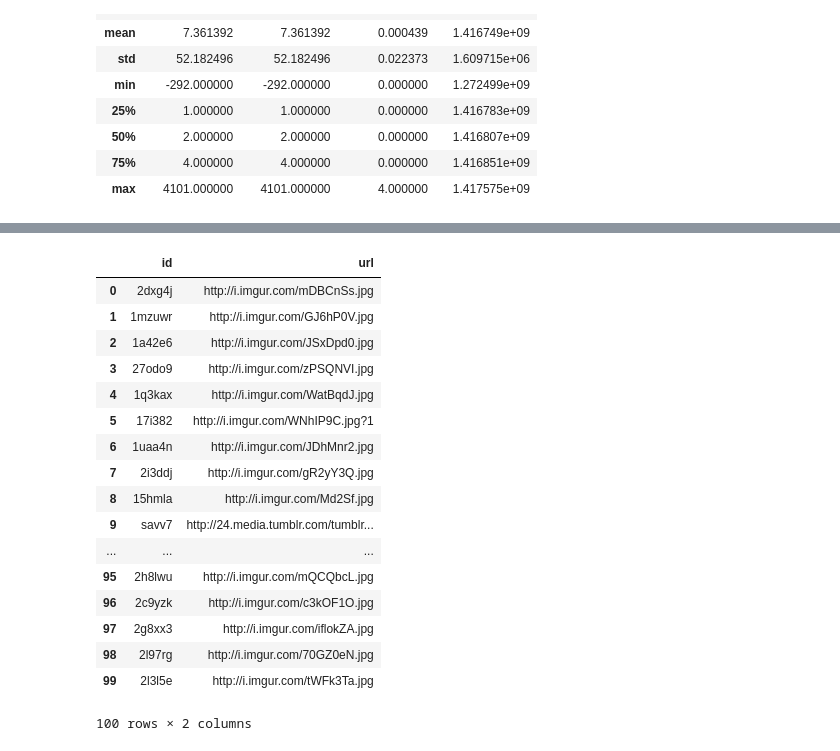
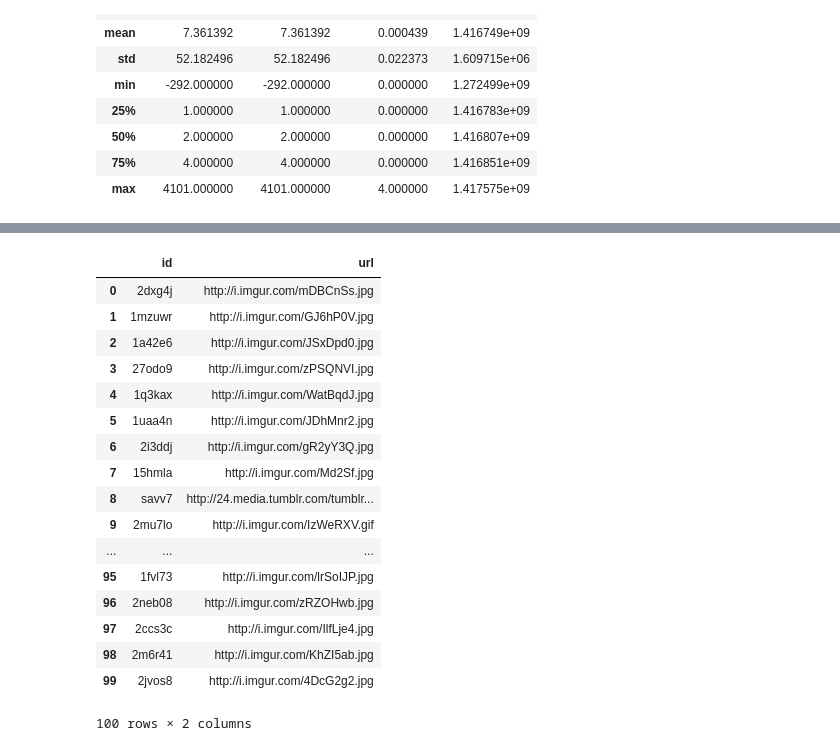
Before and after one commit to BDKNS/CS109Project2014, a Jupyter notebook: VisualExploration.ipynb, the cells around one changed output, grey strips where cells are left out. Drawn from its saved outputs; the diff is of its cells as text; code cells hidden in the pictures.

```diff
--- a/VisualExploration.ipynb
+++ b/VisualExploration.ipynb
@@ -108,7 +109,8 @@ postSorted.head(10)
 # However we should expand this to look for [.jpg, .jpeg, .png] and Imgur links, ie: http://imgur.com/ltMt6
 #
 # Note: We may also want to filter on the 'mature' column value here, to avoid disturbing images.
-topImages = postSorted[postSorted['url'].str.contains('.jpg')]
+#topImages = postSorted[postSorted['url'].str.contains('.jpg')]
+topImages = postSorted[postSorted['url'].str.contains(r'([^\s]+(\.(?i)(jpg|png|gif|bmp))$)')]
 topImages = topImages.reset_index()
 topImages.head(10)
 # %% [output]
@@ -126,3 +128,23 @@ topImages.head(10)
+# %%
+# Takes a list of image URLs, and a string representing a subfolder to created in the working directory
+# downloaded images will be stored there.
+def downloadImages(images, exportDir):
+    for i in range(len(images)):
+        pathArr = images[i].split('/')
+        filename = pathArr[len(pathArr) - 1]
+        directory = exportDir
+        if not os.path.exists(directory):
+            os.makedirs(directory)
+        urllib.urlretrieve(images[i], directory + '\\' + filename)
+# %%
+import os
+import zipfile
+
+# Function to add the contents (and subfolders) of a supplied directory to a ZipFile instnace
+def zipdir(path, zip):
+    for root, dirs, files in os.walk(path):
+        for file in files:
+            zip.write(os.path.join(root, file))
 # %%
 # Top Ten Images TSV
 # Per Nancy's request, output DataFrame to TSV with 'id' and 'url' columns only.
@@ -144,25 +178,36 @@ top10ImagesExport
 # %%
 # Top 100 Images TSV
 # Per Nancy's request, output DataFrame to TSV with 'id' and 'url' columns only.
 top100ImagesExport = topImages[['id','url']].head(100)
 top100ImagesExport.to_csv('Top100Images.tsv', sep='\t', index=False)
+
+# Call function to download the images to a local directory, using URLs in 'url' column
+images = top100ImagesExport['url'].tolist()
+downloadImages(images, 'top100Images')
+
+# Zip the downloaded images in their temporary directory, and delete the directory after.
+zipf = zipfile.ZipFile('top100Images.zip', 'w')
+zipdir('top100Images/', zipf)
+zipf.close()
+shutil.rmtree('top100Images/')
+
 top100ImagesExport
 # %% [output]
 |  | id | url |
 | 0 | 2dxg4j | http://i.imgur.com/mDBCnSs.jpg |
 | 1 | 1mzuwr | http://i.imgur.com/GJ6hP0V.jpg |
 | 2 | 1a42e6 | http://i.imgur.com/JSxDpd0.jpg |
 | 3 | 27odo9 | http://i.imgur.com/zPSQNVI.jpg |
 | 4 | 1q3kax | http://i.imgur.com/WatBqdJ.jpg |
-| 5 | 17i382 | http://i.imgur.com/WNhIP9C.jpg?1 |
-| 6 | 1uaa4n | http://i.imgur.com/JDhMnr2.jpg |
-| 7 | 2i3ddj | http://i.imgur.com/gR2yY3Q.jpg |
-| 8 | 15hmla | http://i.imgur.com/Md2Sf.jpg |
-| 9 | savv7 | http://24.media.tumblr.com/tumblr... |
+| 5 | 1uaa4n | http://i.imgur.com/JDhMnr2.jpg |
+| 6 | 2i3ddj | http://i.imgur.com/gR2yY3Q.jpg |
+| 7 | 15hmla | http://i.imgur.com/Md2Sf.jpg |
+| 8 | savv7 | http://24.media.tumblr.com/tumblr... |
+| 9 | 2mu7lo | http://i.imgur.com/IzWeRXV.gif |
 | ... | ... | ... |
-| 95 | 2h8lwu | http://i.imgur.com/mQCQbcL.jpg |
-| 96 | 2c9yzk | http://i.imgur.com/c3kOF1O.jpg |
-| 97 | 2g8xx3 | http://i.imgur.com/iflokZA.jpg |
-| 98 | 2l97rg | http://i.imgur.com/70GZ0eN.jpg |
-| 99 | 2l3l5e | http://i.imgur.com/tWFk3Ta.jpg |
+| 95 | 1fvl73 | http://i.imgur.com/lrSoIJP.jpg |
+| 96 | 2neb08 | http://i.imgur.com/zRZOHwb.jpg |
+| 97 | 2ccs3c | http://i.imgur.com/IlfLje4.jpg |
+| 98 | 2m6r41 | http://i.imgur.com/KhZI5ab.jpg |
+| 99 | 2jvos8 | http://i.imgur.com/4DcG2g2.jpg |
 100 rows × 2 columns
```
Also changed, not shown: parts of 3 cells of this notebook, 2 other files.
